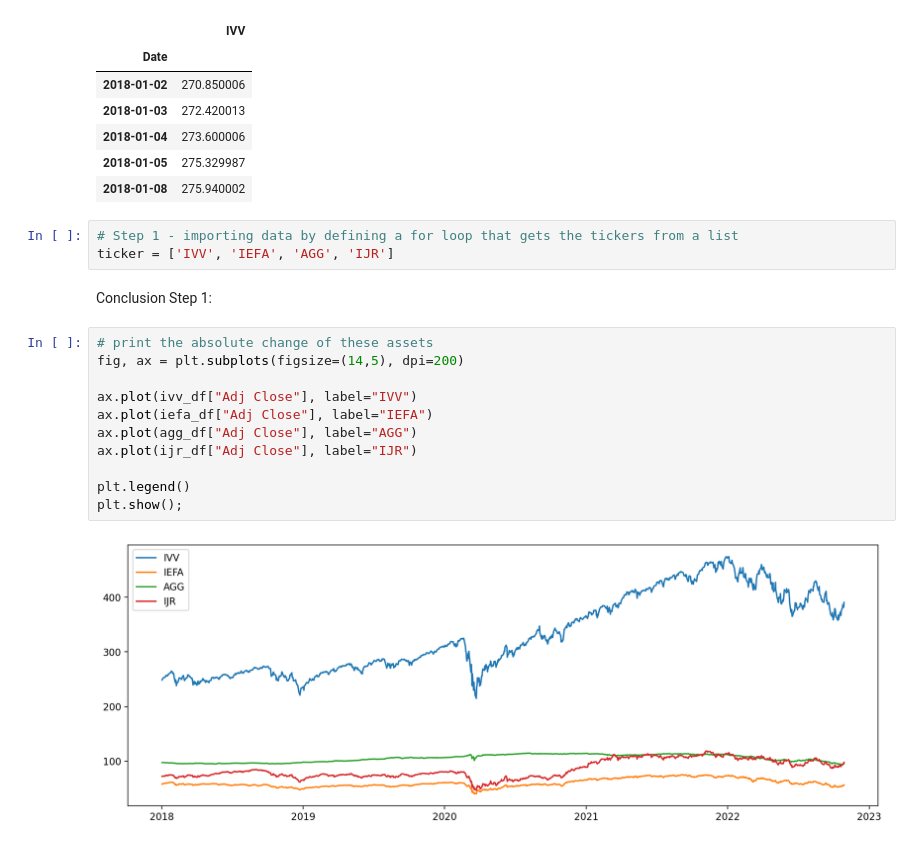
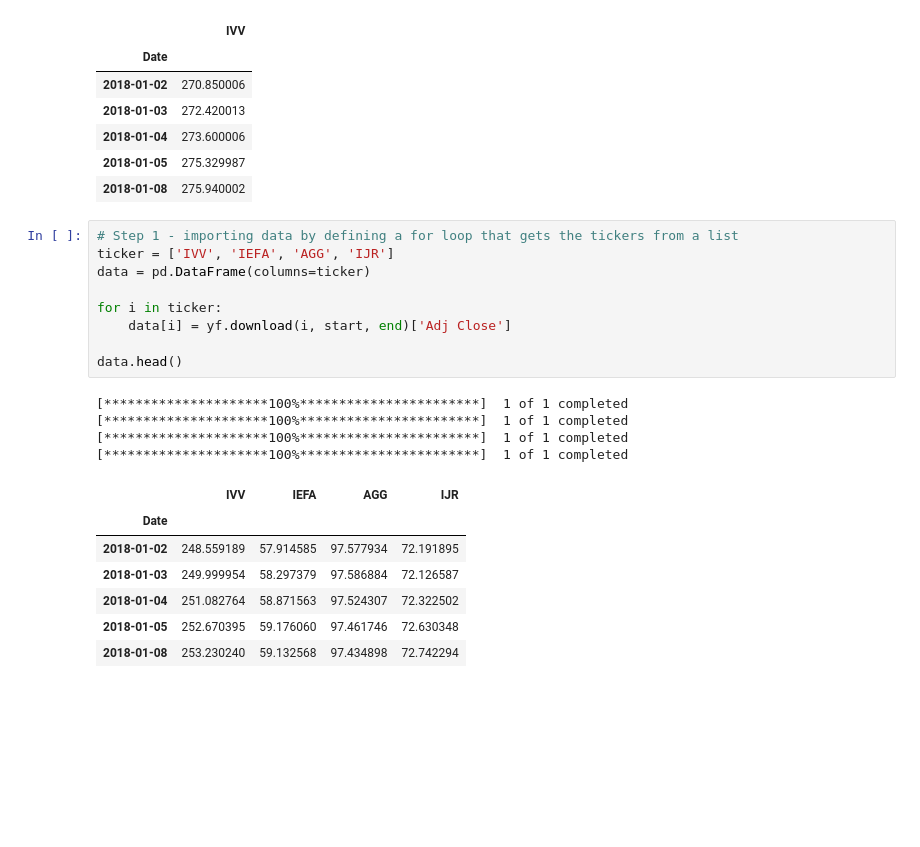
Before and after one commit to Ankru98/finengin, a Jupyter notebook: Code_Jupiter.ipynb, the cells around one changed output. Cells and saved outputs as stored; diff of their text form; blank space fills up the shorter version.

```diff
--- a/Code_Jupiter.ipynb
+++ b/Code_Jupiter.ipynb
@@ -65,18 +66,21 @@ ivv.head()
 # %%
 # Step 1 - importing data by defining a for loop that gets the tickers from a list
 ticker = ['IVV', 'IEFA', 'AGG', 'IJR']
+data = pd.DataFrame(columns=ticker)
+
+for i in ticker:
+    data[i] = yf.download(i, start, end)['Adj Close']
+
+data.head()
+# %% [output]
+[*********************100%***********************]  1 of 1 completed
+[*********************100%***********************]  1 of 1 completed
+[*********************100%***********************]  1 of 1 completed
+[*********************100%***********************]  1 of 1 completed
+|  | IVV | IEFA | AGG | IJR |
+| Date |  |  |  |  |
+| 2018-01-02 | 248.559189 | 57.914585 | 97.577934 | 72.191895 |
+| 2018-01-03 | 249.999954 | 58.297379 | 97.586884 | 72.126587 |
+| 2018-01-04 | 251.082764 | 58.871563 | 97.524307 | 72.322502 |
+| 2018-01-05 | 252.670395 | 59.176060 | 97.461746 | 72.630348 |
+| 2018-01-08 | 253.230240 | 59.132568 | 97.434898 | 72.742294 |
-# %% [markdown]
-Conclusion Step 1:
-# %%
-# print the absolute change of these assets
-fig, ax = plt.subplots(figsize=(14,5), dpi=200)
-
-ax.plot(ivv_df["Adj Close"], label="IVV")
-ax.plot(iefa_df["Adj Close"], label="IEFA")
-ax.plot(agg_df["Adj Close"], label="AGG")
-ax.plot(ijr_df["Adj Close"], label="IJR")
-
-plt.legend()
-plt.show();
-# %% [output]
-[figure, removed]
```
Also changed, not shown: parts of 8 cells of this notebook.
